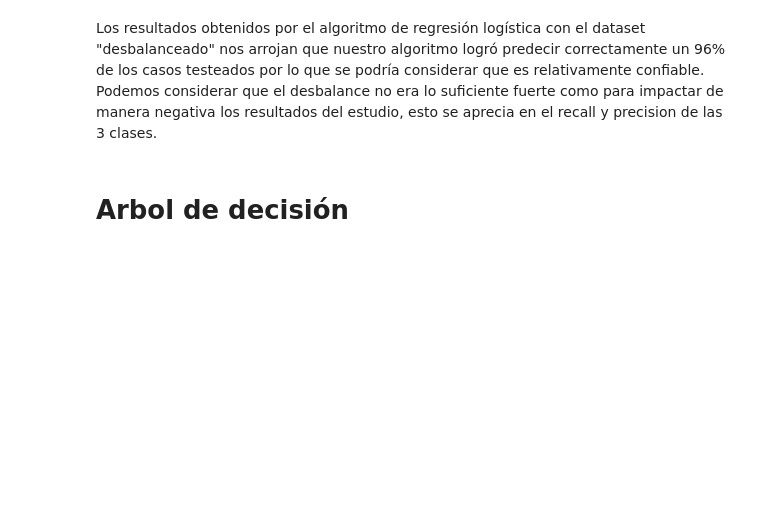
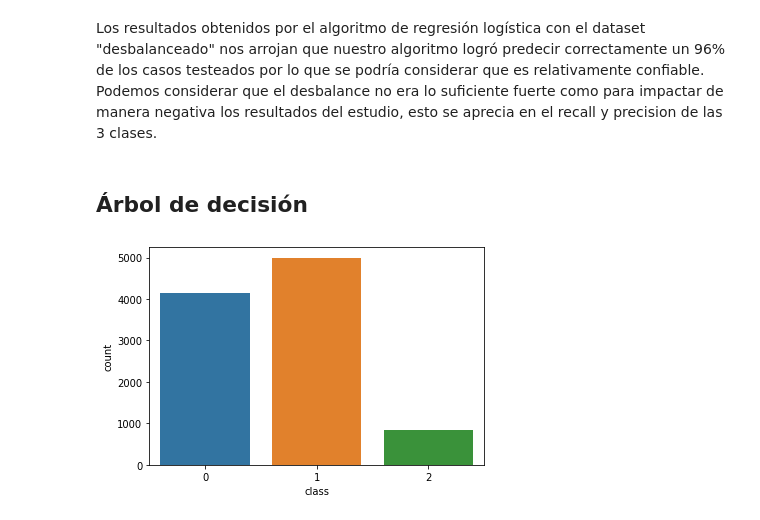
Before and after one commit to NicolasITC/INFO257-IA, a Jupyter notebook: Tarea1.ipynb, the cells around one changed output. Drawn from its saved outputs; the diff is of its cells as text; code cells hidden in the pictures; blank space fills up the shorter version.

Commit message:
Arbol de decision
Arbol de decision implementado (Dataset desbalanceado)

```diff
--- a/Tarea1.ipynb
+++ b/Tarea1.ipynb
@@ -286,4 +286,22 @@ weighted avg       0.96      0.96      0.96      3000
 Los resultados obtenidos por el algoritmo de regresión logística con el dataset "desbalanceado" nos arrojan que nuestro algoritmo logró predecir correctamente un 96% de los casos testeados por lo que se podría considerar que es relativamente confiable.
 Podemos considerar que el desbalance no era lo suficiente fuerte como para impactar de manera negativa los resultados del estudio, esto se aprecia en el recall y precision de las 3 clases.
 # %% [markdown]
-# Arbol de decisión
+## Árbol de decisión
+# %%
+import seaborn as sns
+
+df2 = pd.read_csv("SDSS-DR14.csv")
+df2[:3]
+df2["class"].replace({'STAR':0, 'GALAXY':1, 'QSO':2}, inplace=True)
+df2 = shuffle(df2, random_state=0)
+
+Y2 = df2["class"]
+X2 = df2
+
+X2.drop(['objid', 'specobjid', 'mjd','fiberid','run','rerun'],axis=1,inplace=True)
+
+
+sns.countplot(x="class", data=df2)
+plt.show()
+# %% [output]
+[figure, added]
```
Also changed, not shown: parts of 8 cells of this notebook, 1 other file.
